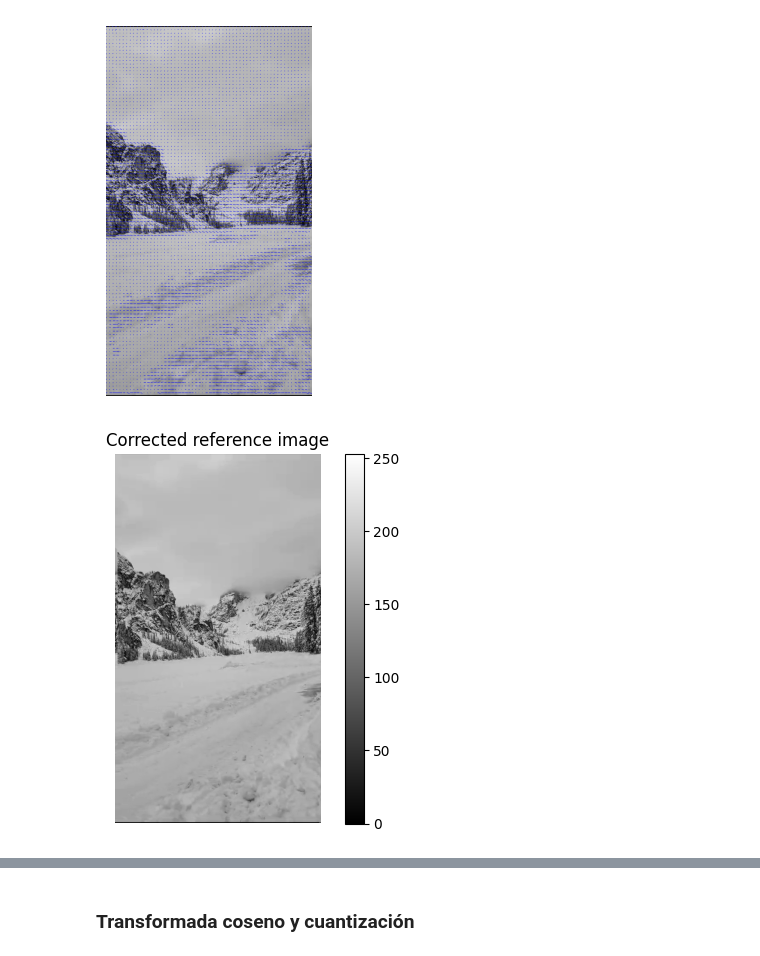
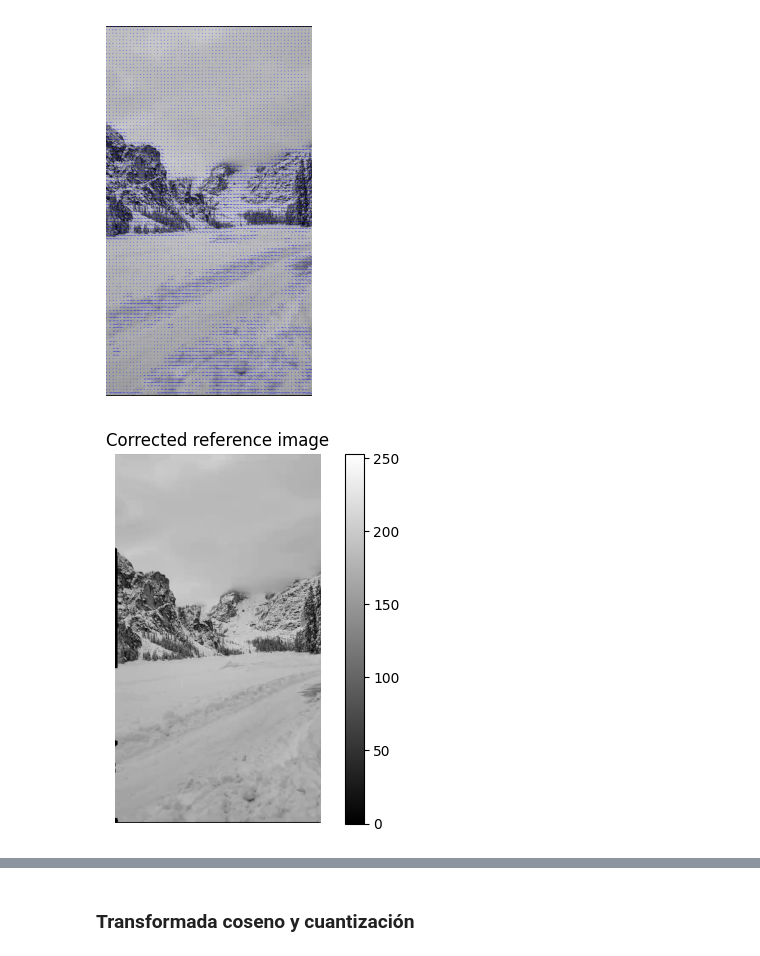
Before and after one commit to DiegoSC13/DCM_proyect, a Jupyter notebook: scripts/encoder.ipynb, the cells around one changed output, grey strips where cells are left out. Saved outputs shown, nothing was run; the diff lists cells and outputs as text; code cells hidden in the pictures.

```diff
--- a/scripts/encoder.ipynb
+++ b/scripts/encoder.ipynb
@@ -46,16 +47,54 @@ flow_x guardado como /Users/diegosilveracoeff/Desktop/Fing/DCM/Mountain/flow_x.n
 flow_y guardado como /Users/diegosilveracoeff/Desktop/Fing/DCM/Mountain/flow_y.npy
 Visualización del flujo óptico guardado como /Users/diegosilveracoeff/Desktop/Fing/DCM/Mountain/optical_flow_visualization.png
 [figure]
-# %%
-#Cargo el flujo óptico y hago motion_compensation
-
-flow_x_path = os.path.join(folder_path, 'flow_x.npy')
-flow_y_path = os.path.join(folder_path, 'flow_y.npy')
-
-corrected_reference_path = os.path.join(folder_path, 'corrected_reference.tif')
-motion_compensation(reference_frame_path, current_frame_path, flow_x_path, flow_y_path, corrected_reference_path)
-# %% [output]
-[figure, removed]
+# %%
+#Cargo el flujo óptico y hago motion_compensation
+
+flow_x_path = os.path.join(folder_path, 'flow_x.npy')
+flow_y_path = os.path.join(folder_path, 'flow_y.npy')
+
+def motion_compensation_2(reference_frame_path, current_frame_path, flow_x_path, flow_y_path, output_path):
+
+    curr_frame = cv2.imread(current_frame_path)
+    ref_frame = cv2.imread(reference_frame_path)
+
+    # Convertir las imágenes a escala de grises
+    curr_gray = cv2.cvtColor(curr_frame, cv2.COLOR_BGR2GRAY)
+    ref_gray = cv2.cvtColor(ref_frame, cv2.COLOR_BGR2GRAY)
+
+    # Cargar los archivos flow_x.npy y flow_y.npy
+    flow_x = np.load(flow_x_path)
+    flow_y = np.load(flow_y_path)
+
+    corrected_reference = np.zeros_like(curr_gray)
+    height, width = corrected_reference.shape
+
+    for i in range(height):
+        for j in range(width):
+            # Calcular los nuevos índices con el flujo
+            new_i = i - round(flow_y[i][j])
+            new_j = j - round(flow_x[i][j])
+
+            # Comprobar si los nuevos índices están dentro de los límites
+            if 0 <= new_i < height and 0 <= new_j < width:
+                corrected_reference[i][j] = ref_gray[new_i][new_j]
+            else:
+                corrected_reference[i][j] = 0  # O algún valor predeterminado
+
+    cv2.imwrite(output_path, corrected_reference, [cv2.IMWRITE_TIFF_COMPRESSION, 1])
+
+    plt.imshow(corrected_reference, cmap='gray', vmin=0, vmax=np.max(corrected_reference))
+    plt.colorbar()
+    plt.title('Corrected reference image')
+    plt.axis('off')  # Ocultar ejes
+    plt.show()
+    return
+
+
+corrected_reference_path = os.path.join(folder_path, 'corrected_reference.tif')
+motion_compensation_2(reference_frame_path, current_frame_path, flow_x_path, flow_y_path, corrected_reference_path)
+# %% [output]
+[figure, added]
 # %%
 #Celda de control, en las gaussianas sintéticas debería obtener 0s
 
```
Also changed, not shown: parts of 9 cells of this notebook, 3 other files.
